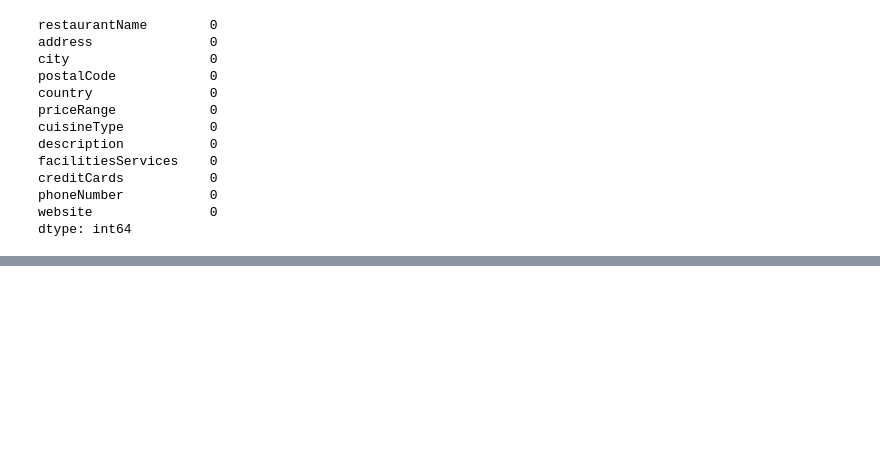
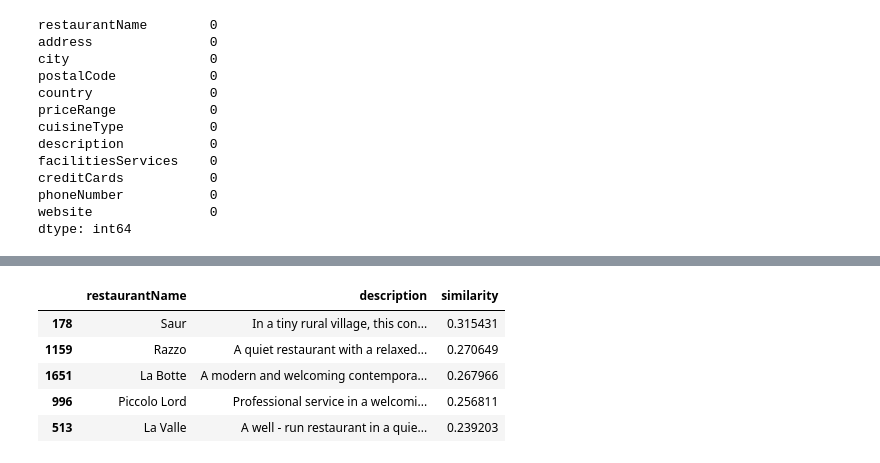
Before and after one commit to yaraoyoussef/ADM-HW3, a Jupyter notebook: main.ipynb, the cells around one changed output, grey strips where cells are left out. Saved outputs shown, nothing was run; the diff lists cells and outputs as text; code cells hidden in the pictures; blank space fills up the shorter version.

```diff
--- a/main.ipynb
+++ b/main.ipynb
@@ -334,0 +323,44 @@ Created file: restaurant_1982.tsv
+# %%
+def vectorize_and_compute_similarity(df_restaurants, query):
+
+    cleaned_query = clean_desc(query)
+
+
+    tfidf_vectorizer = TfidfVectorizer(stop_words='english')
+
+
+    all_descriptions = df_restaurants['description'].apply(clean_desc).tolist()
+    all_descriptions.insert(0, cleaned_query)  #    query at the first row
+
+
+    tfidf_matrix = tfidf_vectorizer.fit_transform(all_descriptions)
+
+    query_vector = tfidf_matrix[0]
+    restaurant_vectors = tfidf_matrix[1:]
+
+    # compute the similarity
+    similarities = cosine_similarity(query_vector, restaurant_vectors)
+
+
+    return similarities.flatten()
+
+def ranked_search_with_cosine(query, top_k=5):
+
+    similarities = vectorize_and_compute_similarity(df_restaurants, query)
+
+    # Add the similarity at the dataframe
+    df_restaurants['similarity'] = similarities
+
+    # Sorting the restaurant by similarity
+    df_sorted = df_restaurants.sort_values(by='similarity', ascending=False).head(top_k)
+
+    return df_sorted[['restaurantName', 'description', 'similarity']]
+# %%
+ranked_search_with_cosine(query="modern seasonal cuisine")
+# %% [output]
+|  | restaurantName | description | similarity |
+| 178 | Saur | In a tiny rural village, this con... | 0.315431 |
+| 1159 | Razzo | A quiet restaurant with a relaxed... | 0.270649 |
+| 1651 | La Botte | A modern and welcoming contempora... | 0.267966 |
+| 996 | Piccolo Lord | Professional service in a welcomi... | 0.256811 |
+| 513 | La Valle | A well - run restaurant in a quie... | 0.239203 |
```
Also changed, not shown: parts of 32 cells of this notebook, 3 other files.
